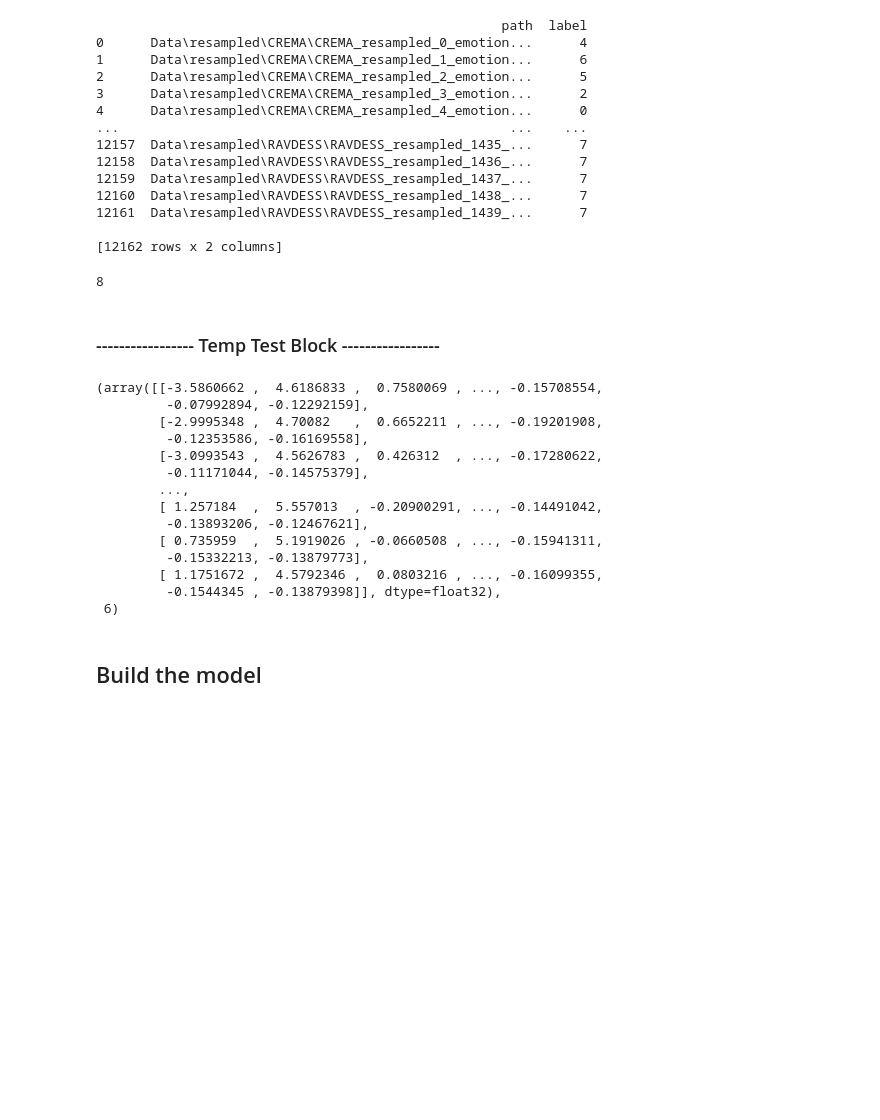
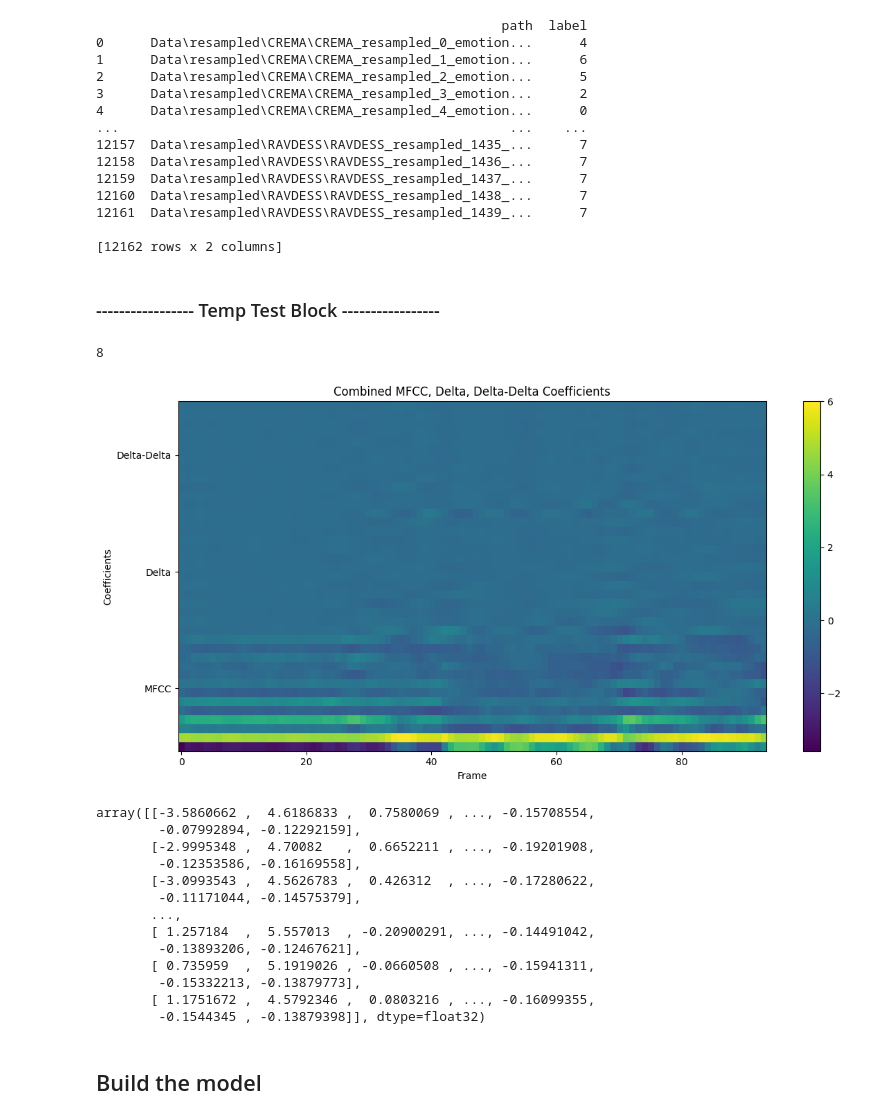
Before and after one commit to janelletam/emotion-classifier, a Jupyter notebook: Semi_final_codes.ipynb, the cells around one changed output. Drawn from its saved outputs; the diff is of its cells as text; code cells hidden in the pictures; blank space fills up the shorter version.

```diff
--- a/Semi_final_codes.ipynb
+++ b/Semi_final_codes.ipynb
@@ -113,27 +110,27 @@ def extract_mfccs(file_path, n_mfcc=13):
     transposed_matrix = np.transpose(combined_matrix, [1, 0])
     # print("Transposed matrix shape:", transposed_matrix.shape)
 
-    # Display the combined matrix
-    # It has been commented to reduce clutter during debug
-    '''
-    plt.figure(figsize=(12, 6))
-    # plt.imshow(combined_matrix, aspect='auto', origin='lower', cmap='viridis')
-
-    # We divide the y-axis into three equal parts to denote MFCC, delta, and delta-delta regions
-    num_rows = combined_matrix.shape[0]
-    plt.yticks(
-        [num_rows/6, num_rows/2, 5*num_rows/6],
-        ['MFCC', 'Delta', 'Delta-Delta']
-    )
-
-    plt.title('Combined MFCC, Delta, Delta-Delta Coefficients')
-    plt.xlabel('Frame')
-    plt.ylabel('Coefficients')
-    plt.colorbar()
-    plt.tight_layout()
-    plt.show()
-    '''
     return transposed_matrix
+# %%
+def display_mfcc(mfcc_matrix):
+    # Display the combined matrix
+    combined_matrix = np.transpose(mfcc_matrix, [1, 0])
+    plt.figure(figsize=(12, 6))
+    plt.imshow(combined_matrix, aspect='auto', origin='lower', cmap='viridis')
+
+    # We divide the y-axis into three equal parts to denote MFCC, delta, and delta-delta regions
+    num_rows = combined_matrix.shape[0]
+    plt.yticks(
+        [num_rows/6, num_rows/2, 5*num_rows/6],
+        ['MFCC', 'Delta', 'Delta-Delta']
+    )
+
+    plt.title('Combined MFCC, Delta, Delta-Delta Coefficients')
+    plt.xlabel('Frame')
+    plt.ylabel('Coefficients')
+    plt.colorbar()
+    plt.tight_layout()
+    plt.show()
 # %%
 class ResampledAudioDataset(Dataset):
 
@@ -186,29 +183,31 @@ test_loader = DataLoader(test_dataset, batch_size=256, shuffle=True)
 12161  Data\resampled\RAVDESS\RAVDESS_resampled_1439_...      7
 
 [12162 rows x 2 columns]
+# %% [markdown]
+### ----------------- Temp Test Block -----------------
 # %%
 audio_dataset.num_classes()
 # %% [output]
 8
-# %% [markdown]
-### ----------------- Temp Test Block -----------------
-# %%
-train_dataset[1]
-# %% [output]
-(array([[-3.5860662 ,  4.6186833 ,  0.7580069 , ..., -0.15708554,
-         -0.07992894, -0.12292159],
-        [-2.9995348 ,  4.70082   ,  0.6652211 , ..., -0.19201908,
-         -0.12353586, -0.16169558],
-        [-3.0993543 ,  4.5626783 ,  0.426312  , ..., -0.17280622,
-         -0.11171044, -0.14575379],
-        ...,
-        [ 1.257184  ,  5.557013  , -0.20900291, ..., -0.14491042,
-         -0.13893206, -0.12467621],
-        [ 0.735959  ,  5.1919026 , -0.0660508 , ..., -0.15941311,
-         -0.15332213, -0.13879773],
-        [ 1.1751672 ,  4.5792346 ,  0.0803216 , ..., -0.16099355,
-         -0.1544345 , -0.13879398]], dtype=float32),
- 6)
+# %%
+matrix, _ = train_dataset[1]
+display_mfcc(matrix)
+matrix
+# %% [output]
+[figure, added]
+array([[-3.5860662 ,  4.6186833 ,  0.7580069 , ..., -0.15708554,
+        -0.07992894, -0.12292159],
+       [-2.9995348 ,  4.70082   ,  0.6652211 , ..., -0.19201908,
+        -0.12353586, -0.16169558],
+       [-3.0993543 ,  4.5626783 ,  0.426312  , ..., -0.17280622,
+        -0.11171044, -0.14575379],
+       ...,
+       [ 1.257184  ,  5.557013  , -0.20900291, ..., -0.14491042,
+        -0.13893206, -0.12467621],
+       [ 0.735959  ,  5.1919026 , -0.0660508 , ..., -0.15941311,
+        -0.15332213, -0.13879773],
+       [ 1.1751672 ,  4.5792346 ,  0.0803216 , ..., -0.16099355,
+        -0.1544345 , -0.13879398]], dtype=float32)
 # %% [markdown]
 ## Build the model
 # %%
```
Also changed, not shown: parts of 12 cells of this notebook.
